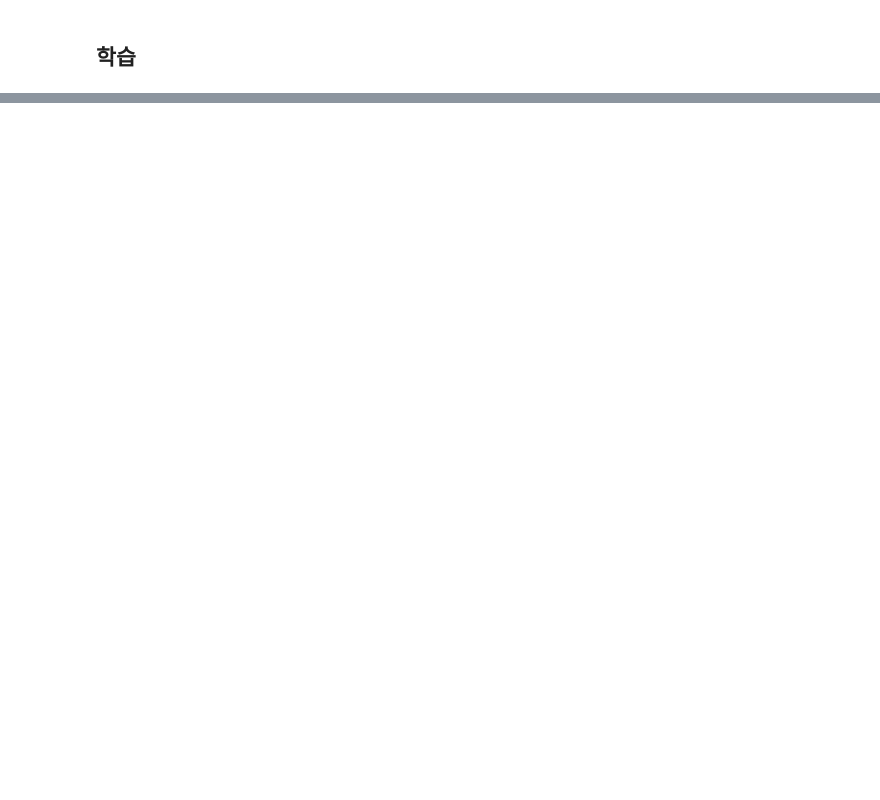
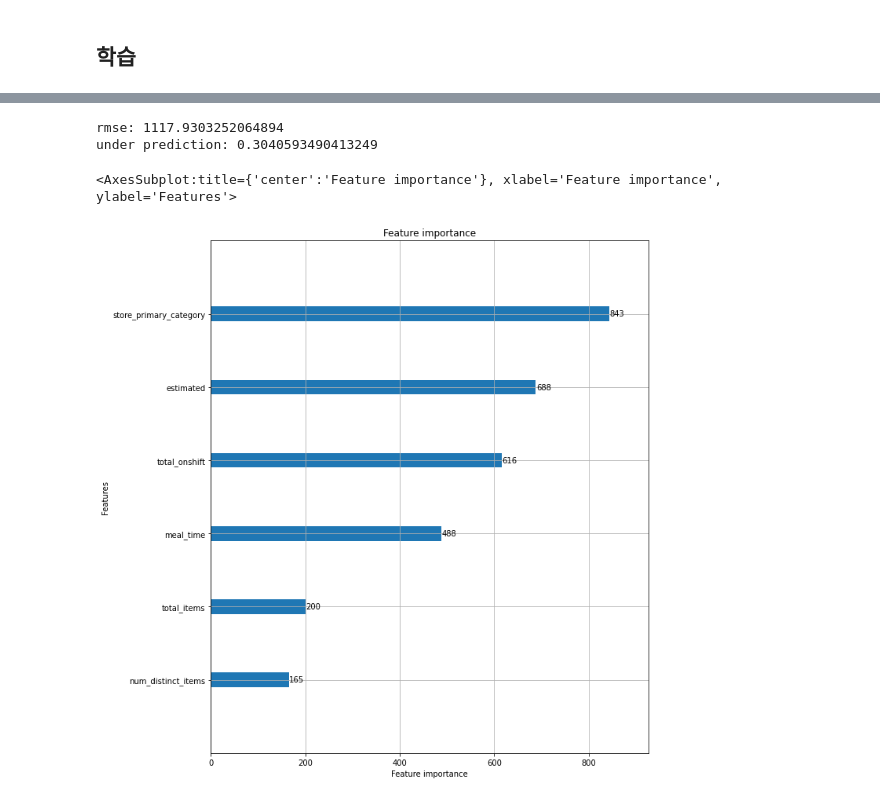
Before and after one commit to LJBang/TIL, a Jupyter notebook: 2022/1/23/delivery.ipynb, the cells around one changed output, grey strips where cells are left out. Saved outputs shown, nothing was run; the diff lists cells and outputs as text; code cells hidden in the pictures; blank space fills up the shorter version.

```diff
--- a/2022/1/23/delivery.ipynb
+++ b/2022/1/23/delivery.ipynb
@@ -232,0 +368,21 @@ X_train, y_train, X_test, y_test = train_test_split(df_train, y, test_size=0.1,
+# %%
+def custom_loss_train(y_true, y_pred):
+    residual = (y_true - y_pred).astype("float")
+    grad = np.where(residual>0, -2*5*residual, -2*residual)
+    hess = np.where(residual>0, 2*5, 2.0)
+    return grad, hess
+
+def custom_loss_valid(y_true, y_pred):
+    residual = (y_true - y_pred).astype("float")
+    loss = np.where(residual > 0, (residual**2)*5, residual**2)
+    return "custom_loss_eval", np.mean(loss), False
+# %%
+def data_label_split(d):
+    y = d['delivery_time']
+    X = d.drop(['delivery_time'], axis=1)
+    return X, y
+
+X_train, y_train = data_label_split(df_train)
+X_test, y_test = data_label_split(df_test)
+# %%
+X_train,  X_val, y_train, y_val = train_test_split(X_train, y_train, test_size=0.2, random_state=42)
@@ -232,0 +423,13 @@ X_train, y_train, X_test, y_test = train_test_split(df_train, y, test_size=0.1,
+# %%
+print("rmse:", RMSE(y_test, y_pred))
+print("under prediction:", under_pred(y_test, y_pred))
+# %% [output]
+rmse: 1117.9303252064894
+under prediction: 0.3040593490413249
+# %%
+from lightgbm import plot_importance
+fig, ax = plt.subplots(figsize=(10, 12))
+plot_importance(model, ax=ax)
+# %% [output]
+<AxesSubplot:title={'center':'Feature importance'}, xlabel='Feature importance', ylabel='Features'>
+[figure, added]
```
Also changed, not shown: parts of 52 cells of this notebook.
